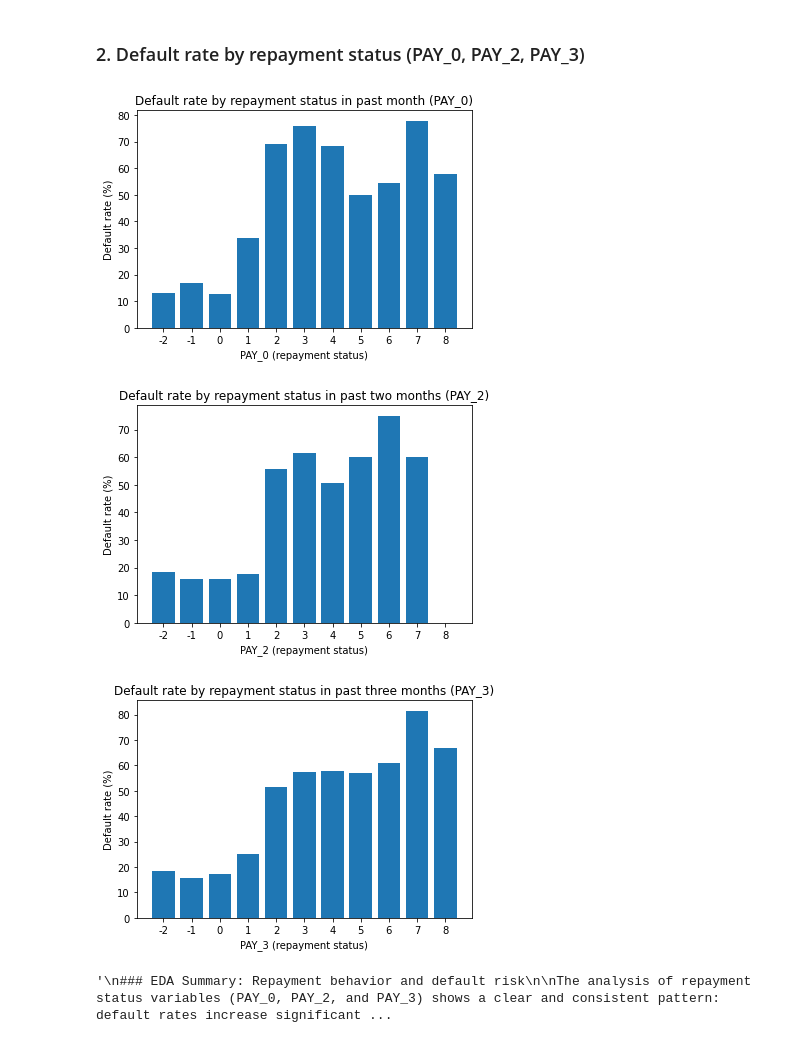
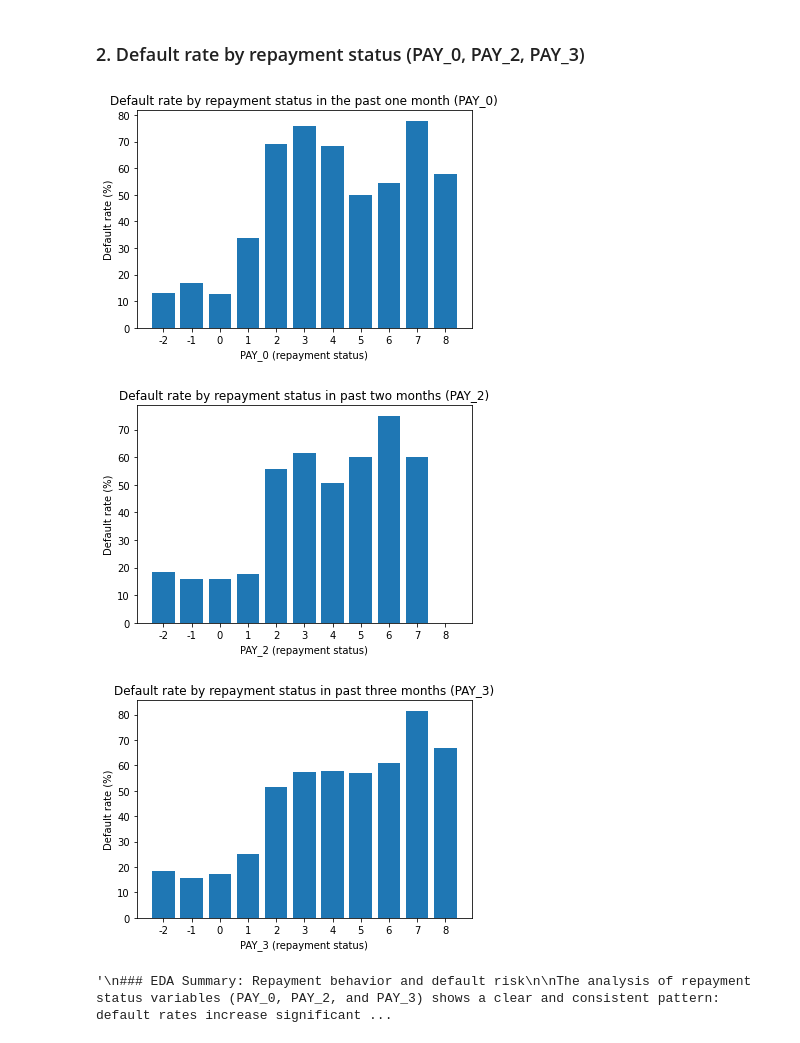
Before and after one commit to Aby-12/Credit-default-prediction-project, a Jupyter notebook: notebook.ipynb, the cells around one changed output. Cells and saved outputs as stored; diff of their text form; code cells hidden in the pictures.

```diff
--- a/notebook.ipynb
+++ b/notebook.ipynb
@@ -169,27 +169,27 @@ This indicates a moderately imbalanced dataset, making accuracy a potentially mi
 # %%
 import pandas as pd
 import matplotlib.pyplot as plt
 
 def plot_default_rate_by_pay_status(df, pay_col, target_col='default.payment.next.month', title=None):
     # Compute default rate by category
     rate = (df.groupby(pay_col)[target_col]
               .mean()
               .sort_index()) * 100
 
     plt.figure()
     plt.bar(rate.index.astype(str), rate.values)
     plt.title(title or f"Default rate by {pay_col}")
     plt.xlabel(f"{pay_col} (repayment status)")
     plt.ylabel("Default rate (%)")
     plt.xticks(rotation=0)
     plt.show()
 
 # Plots
-plot_default_rate_by_pay_status(df, 'PAY_0', title="Default rate by repayment status in past month (PAY_0)")
+plot_default_rate_by_pay_status(df, 'PAY_0', title="Default rate by repayment status in the past one month (PAY_0)")
 plot_default_rate_by_pay_status(df, 'PAY_2', title="Default rate by repayment status in past two months (PAY_2)")
 plot_default_rate_by_pay_status(df, 'PAY_3', title="Default rate by repayment status in past three months (PAY_3)")
 # %% [output]
-[figure, old version]
+[figure, new version]
 [figure]
 [figure]
 # %%
```
Also changed, not shown: parts of 1 cell of this notebook.
